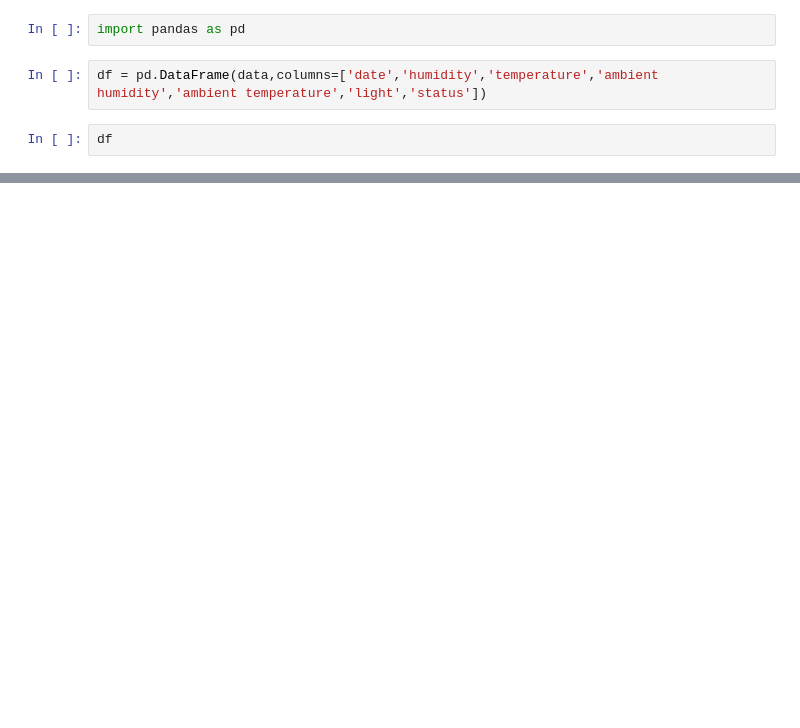
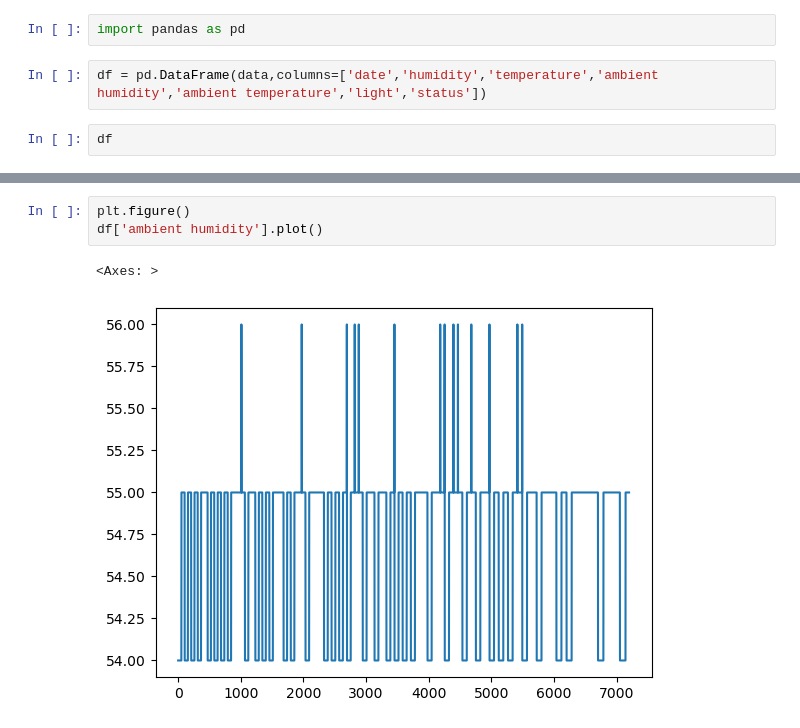
Before and after one commit to wirarama/dataevo, a Jupyter notebook: data-irigasi-tetes.ipynb, the cells around one changed output, grey strips where cells are left out. Drawn from its saved outputs; the diff is of its cells as text; blank space fills up the shorter version.

```diff
--- a/data-irigasi-tetes.ipynb
+++ b/data-irigasi-tetes.ipynb
@@ -99,0 +158,6 @@ df.to_csv('out.csv')
+# %%
+plt.figure()
+df['ambient humidity'].plot()
+# %% [output]
+<Axes: >
+[figure, added]
```
Also changed, not shown: parts of 16 cells of this notebook, 3 other files.
